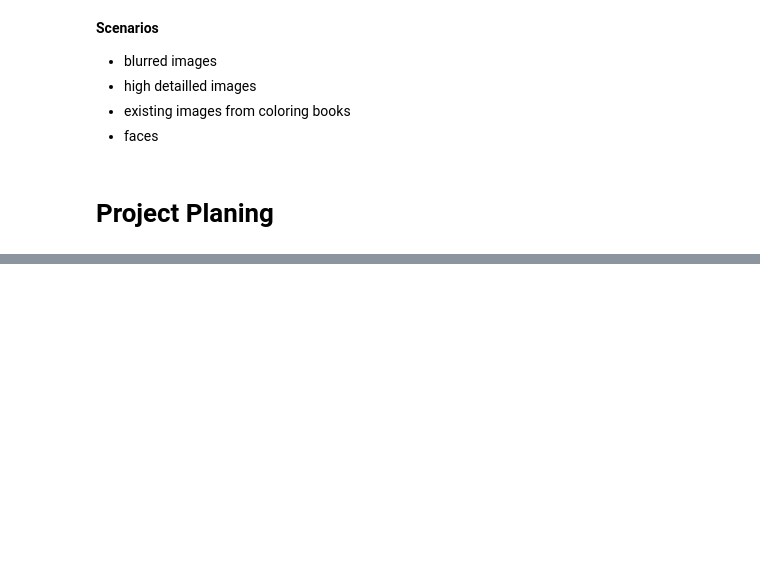
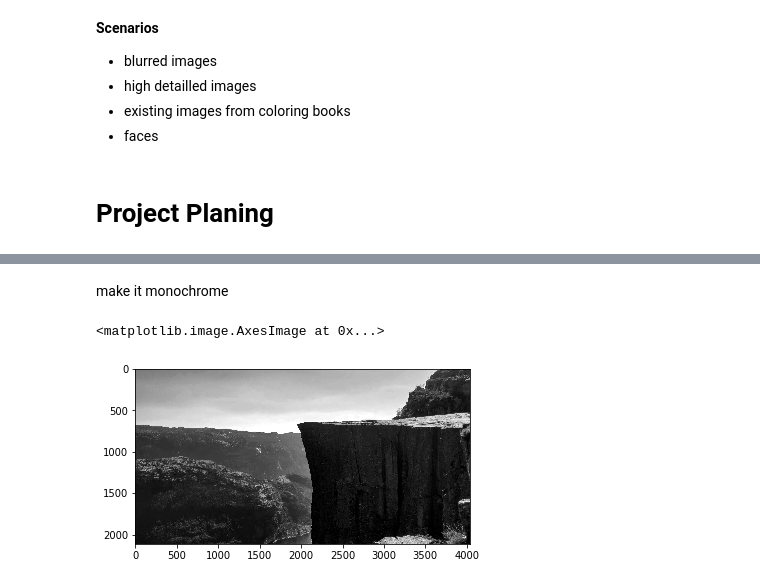
Before and after one commit to uol-mediaprocessing-201920/group-projects-coloring-book, a Jupyter notebook: main_coloring_book.ipynb, the cells around one changed output, grey strips where cells are left out. Saved outputs shown, nothing was run; the diff lists cells and outputs as text; code cells hidden in the pictures; blank space fills up the shorter version.

```diff
--- a/main_coloring_book.ipynb
+++ b/main_coloring_book.ipynb
@@ -60,0 +87,7 @@ User interface
+# %% [markdown]
+make it monochrome
+# %%
+plt.imshow(preikestolen[..., 0], cmap="gray")
+# %% [output]
+<matplotlib.image.AxesImage at 0x...>
+[figure, added]
```
Also changed, not shown: parts of 3 cells of this notebook.
